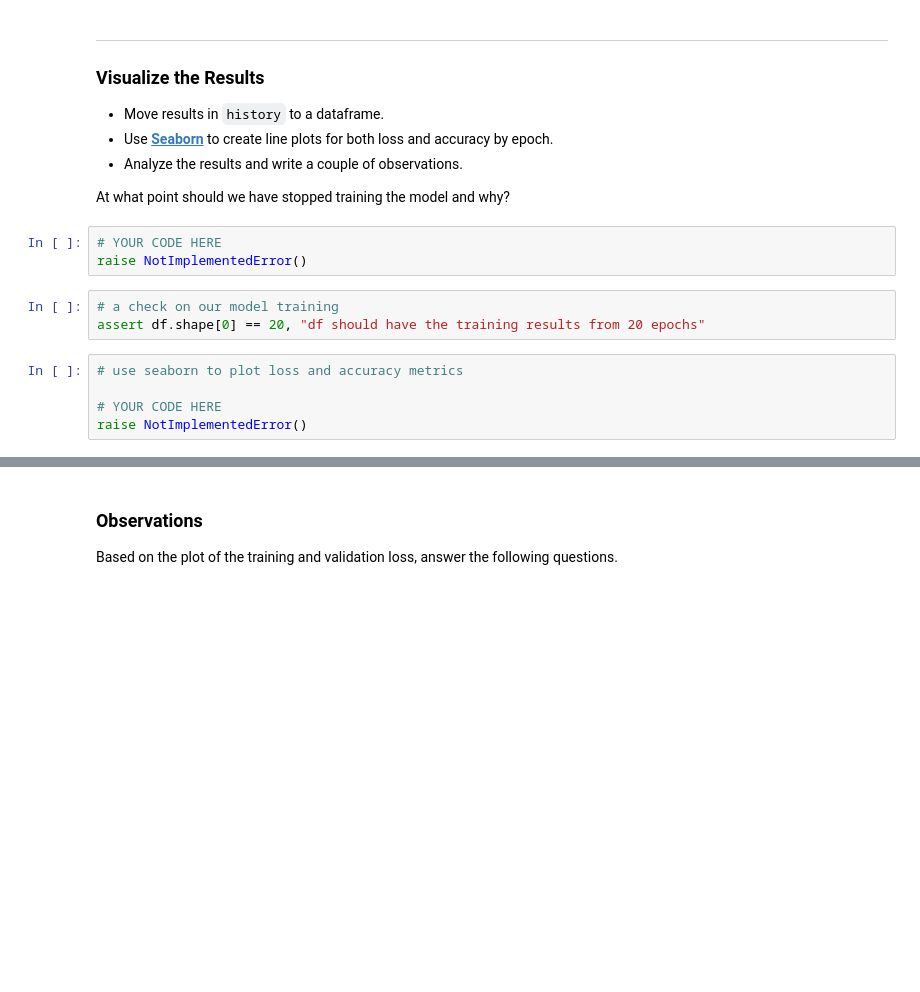
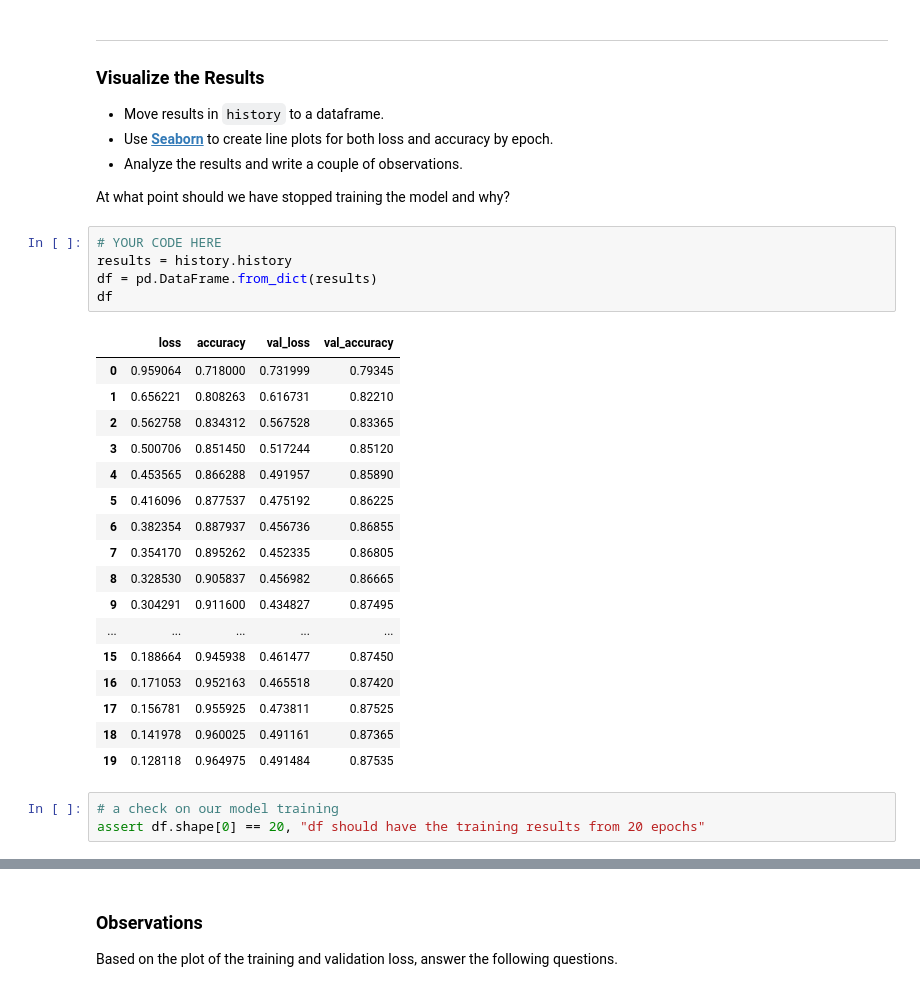
Before and after one commit to sikoh/Neural-Networks, a Jupyter notebook: Architect/NN_Architecture_Homework.ipynb, the cells around one changed output, grey strips where cells are left out. Cells and saved outputs as stored; diff of their text form; blank space fills up the shorter version.

```diff
--- a/Architect/NN_Architecture_Homework.ipynb
+++ b/Architect/NN_Architecture_Homework.ipynb
@@ -167,14 +203,29 @@ history = model.fit(X_scaled, y,
 - Analyze the results and write a couple of observations.
 
 At what point should we have stopped training the model and why?
-# %%
-# YOUR CODE HERE
-raise NotImplementedError()
+# %%
+# YOUR CODE HERE
+results = history.history
+df = pd.DataFrame.from_dict(results)
+df
+# %% [output]
+|  | loss | accuracy | val_loss | val_accuracy |
+| 0 | 0.959064 | 0.718000 | 0.731999 | 0.79345 |
+| 1 | 0.656221 | 0.808263 | 0.616731 | 0.82210 |
+| 2 | 0.562758 | 0.834312 | 0.567528 | 0.83365 |
+| 3 | 0.500706 | 0.851450 | 0.517244 | 0.85120 |
+| 4 | 0.453565 | 0.866288 | 0.491957 | 0.85890 |
+| 5 | 0.416096 | 0.877537 | 0.475192 | 0.86225 |
+| 6 | 0.382354 | 0.887937 | 0.456736 | 0.86855 |
+| 7 | 0.354170 | 0.895262 | 0.452335 | 0.86805 |
+| 8 | 0.328530 | 0.905837 | 0.456982 | 0.86665 |
+| 9 | 0.304291 | 0.911600 | 0.434827 | 0.87495 |
+| ... | ... | ... | ... | ... |
+| 15 | 0.188664 | 0.945938 | 0.461477 | 0.87450 |
+| 16 | 0.171053 | 0.952163 | 0.465518 | 0.87420 |
+| 17 | 0.156781 | 0.955925 | 0.473811 | 0.87525 |
+| 18 | 0.141978 | 0.960025 | 0.491161 | 0.87365 |
+| 19 | 0.128118 | 0.964975 | 0.491484 | 0.87535 |
 # %%
 # a check on our model training
 assert df.shape[0] == 20, "df should have the training results from 20 epochs"
-# %%
-# use seaborn to plot loss and accuracy metrics
-
-# YOUR CODE HERE
-raise NotImplementedError()
```
Also changed, not shown: parts of 6 cells of this notebook.
